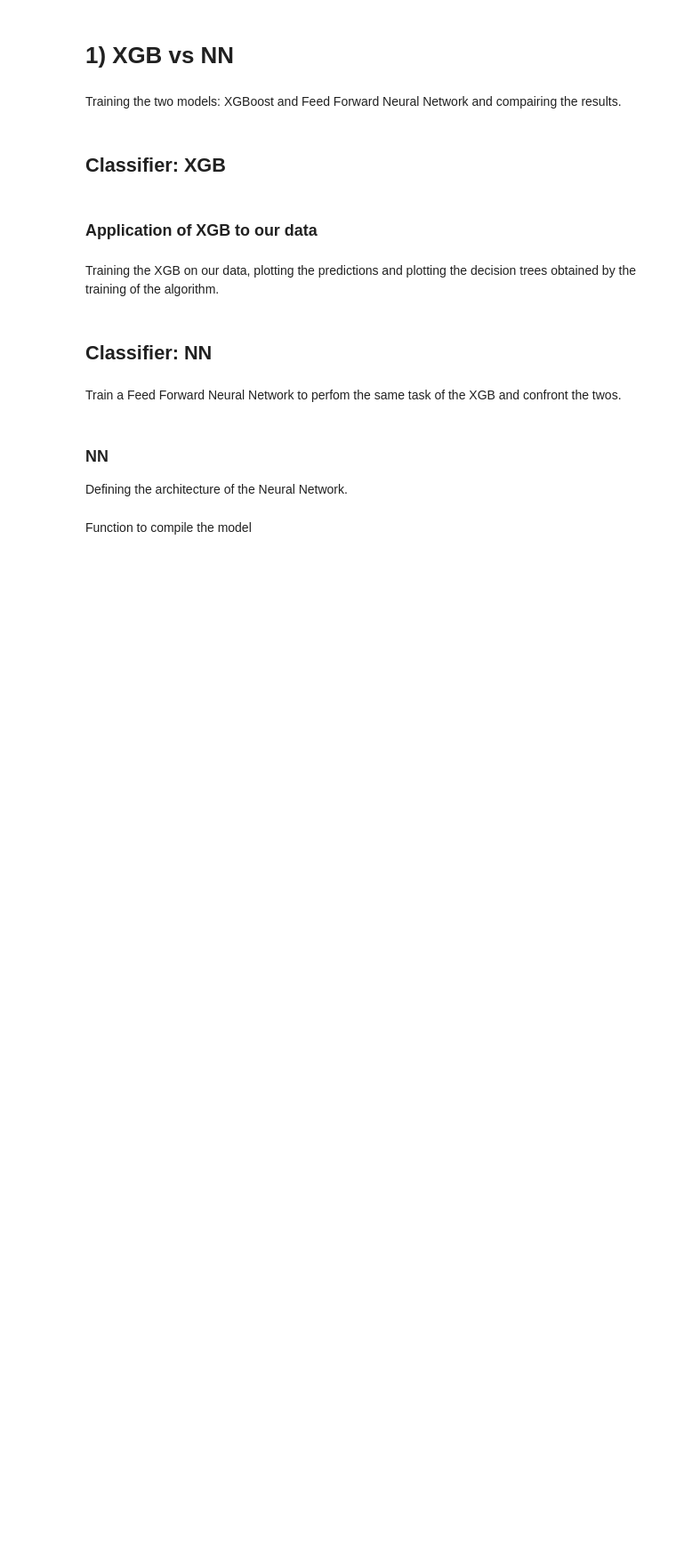
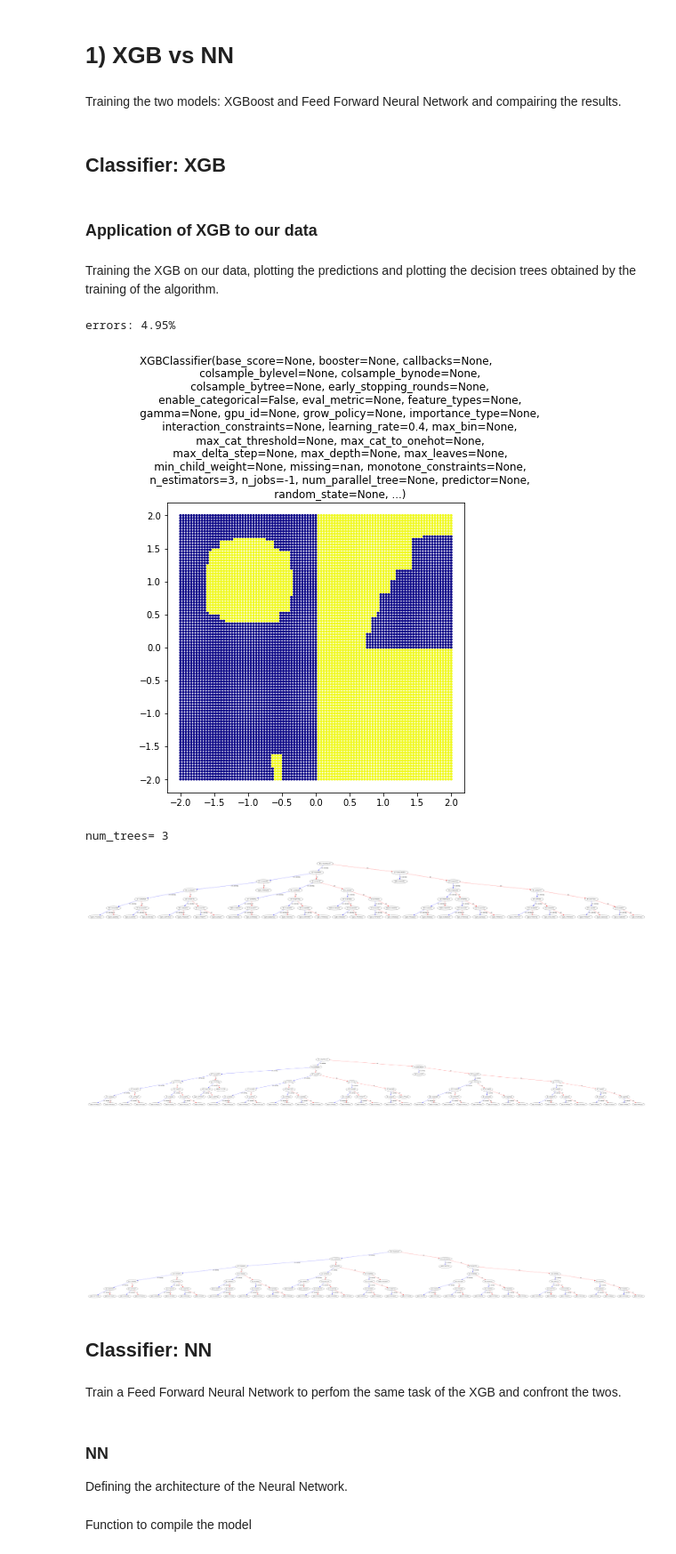
Before and after one commit to threeblueonebrowneyes/lcpb-homework, a Jupyter notebook: HW_04/group2305_exercise04.ipynb, the cells around one changed output. Shown at 89% size. Saved outputs shown, nothing was run; the diff lists cells and outputs as text; code cells hidden in the pictures; blank space fills up the shorter version.

```diff
--- a/HW_04/group2305_exercise04.ipynb
+++ b/HW_04/group2305_exercise04.ipynb
@@ -131,10 +149,15 @@ Training the XGB on our data, plotting the predictions and plotting the decision
 # %%
 xg_x_plot, xg_y_plot, _=classify(XGBClassifier(seed=1,
                                                objective='binary:logistic',
                                                learning_rate=0.4,
                                                reg_lambda=0.001,
                                                n_estimators=3,
-                                               n_jobs=-1),show=False)
+                                               n_jobs=-1),show=True)
+# %% [output]
+errors: 4.95%
+[figure, added]
+num_trees= 3
+[figure, added]
 # %% [markdown]
 ## Classifier: NN
 # %% [markdown]
```
Also changed, not shown: parts of 9 cells of this notebook, 1 other file.
